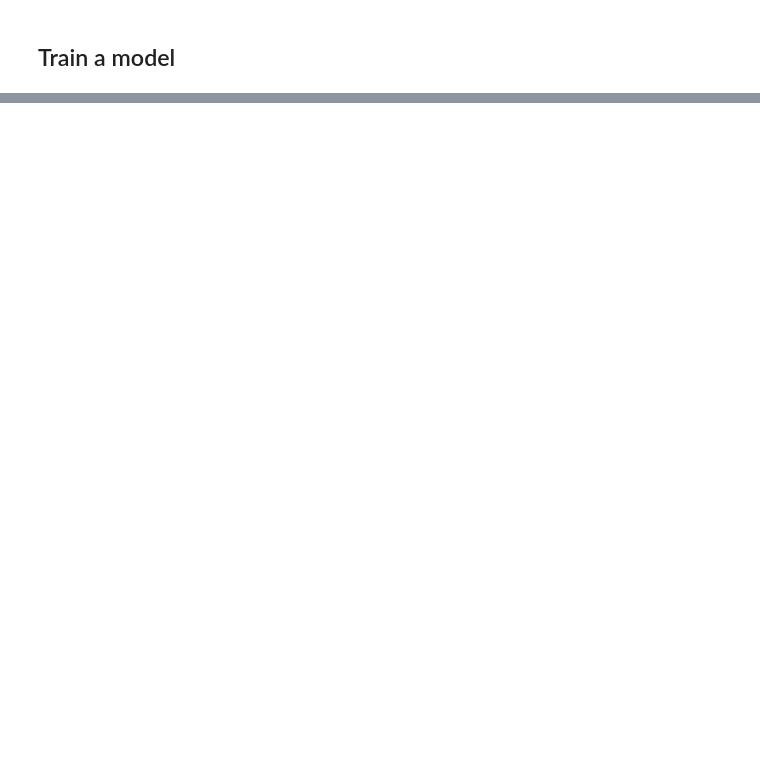
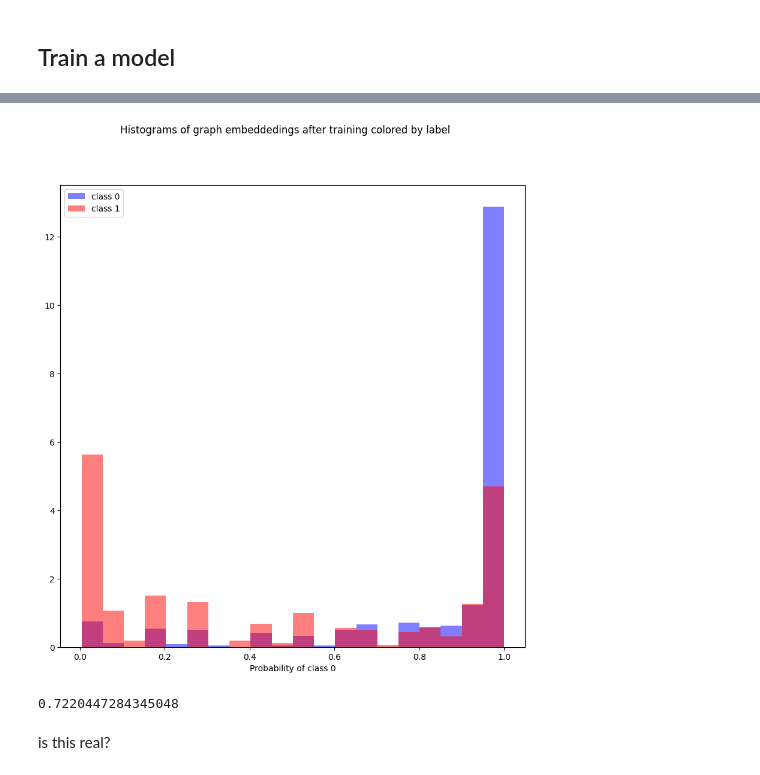
Before and after one commit to aidos-lab/neural-k-forms, a Jupyter notebook: protein-classification.ipynb, the cells around one changed output, grey strips where cells are left out. Drawn from its saved outputs; the diff is of its cells as text; code cells hidden in the pictures; blank space fills up the shorter version.

```diff
--- a/protein-classification.ipynb
+++ b/protein-classification.ipynb
@@ -223,2 +251,0 @@ def train(dataset):
-# %%
-train(dataset)
@@ -289,0 +292,39 @@ plt.show()
+# %%
+
+class0 = []
+class1 = []
+
+for i in range(len(train_dataset)):
+
+        chain = chainz[i]
+        data = dataset[i]
+
+        X = basic_model.forward(chain)
+
+        lb = data.y
+
+        if lb == 0:
+            class0.append(X[0].detach().numpy())
+        elif lb == 1:
+            class1.append(X[0].detach().numpy())
+
+# make histograms with density approximation of class0 and class1 on the same figure
+fig = plt.figure(figsize=(10,10))
+
+ax = fig.add_subplot(111)
+
+ax.hist(class0, bins = 20, density = True, color = 'blue', alpha = 0.5, label = 'class 0')
+ax.hist(class1, bins = 20, density = True, color = 'red', alpha = 0.5, label = 'class 1')
+
+
+# add a title to the figure
+fig.suptitle('Histograms of graph embeddedings after training colored by label')
+
+plt.legend()
+
+# add a title to the x axis
+plt.xlabel('Probability of class 0')
+
+plt.show()
+# %% [output]
+[figure, added]
@@ -289,0 +355,15 @@ plt.show()
+# %%
+# evaluate the model on the test set
+test_chainz = []
+for i in range(len(test_dataset)):
+    data = test_dataset[i]
+
+    test_chainz.append(graph_to_chain(data))
+
+test_acc = test(test_dataset, test_chainz)
+
+print(test_acc)
+# %% [output]
+0.7220447284345048
+# %% [markdown]
+is this real?
```
Also changed, not shown: parts of 16 cells of this notebook, 19 other files.
